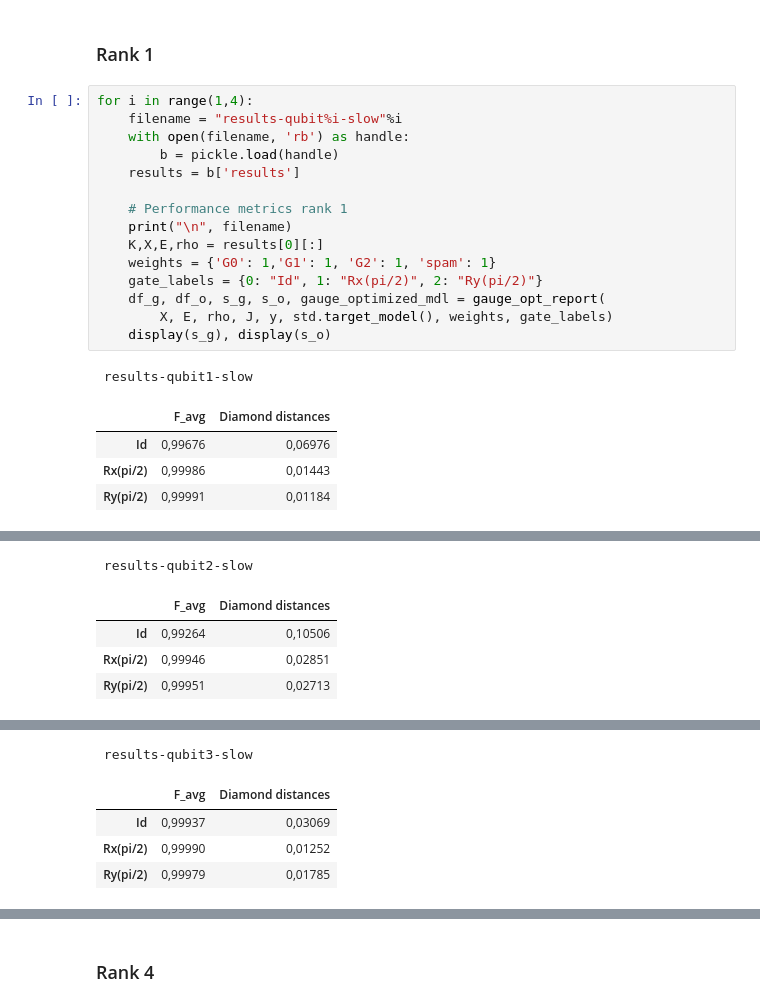
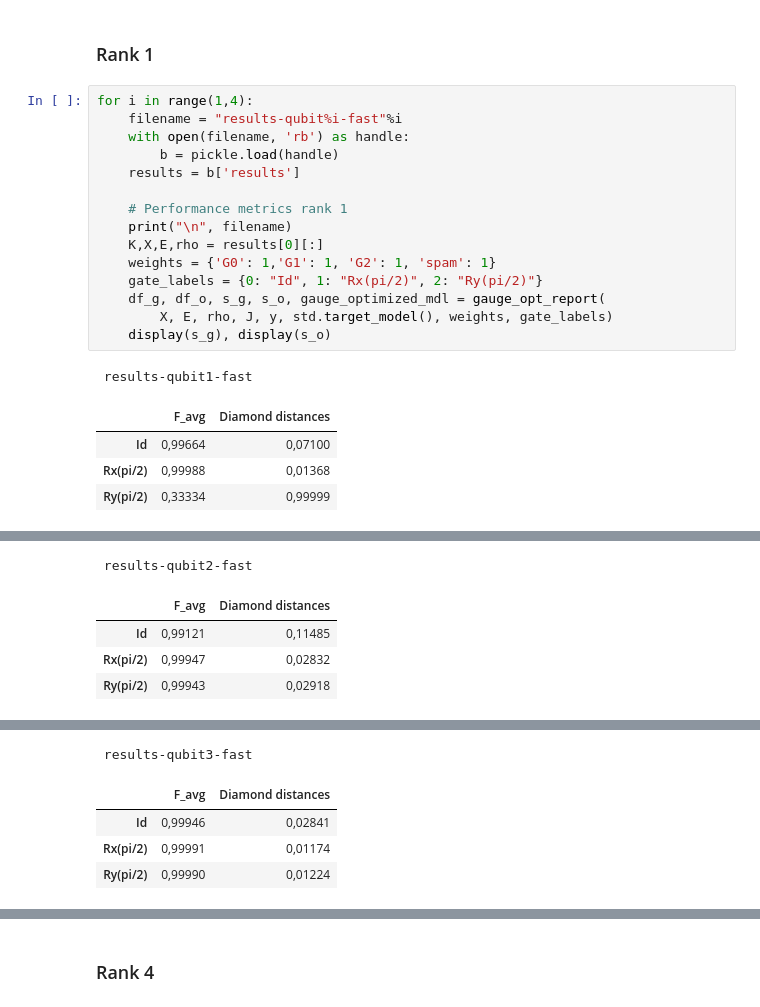
Before and after one commit to rabrie/qibocal, a Jupyter notebook: qw5q-single-qubit/qw5q-single.ipynb, the cells around one changed output, grey strips where cells are left out. Saved outputs shown, nothing was run; the diff lists cells and outputs as text.

```diff
--- a/qw5q-single-qubit/qw5q-single.ipynb
+++ b/qw5q-single-qubit/qw5q-single.ipynb
@@ -70,23 +70,23 @@ for rK in [1,4]:
 ### Rank 1
 # %%
 for i in range(1,4):
-    filename = "results-qubit%i-slow"%i
+    filename = "results-qubit%i-fast"%i
     with open(filename, 'rb') as handle:
         b = pickle.load(handle)
     results = b['results']
 
     # Performance metrics rank 1
     print("\n", filename)
     K,X,E,rho = results[0][:]
     weights = {'G0': 1,'G1': 1, 'G2': 1, 'spam': 1}
     gate_labels = {0: "Id", 1: "Rx(pi/2)", 2: "Ry(pi/2)"}
     df_g, df_o, s_g, s_o, gauge_optimized_mdl = gauge_opt_report(
         X, E, rho, J, y, std.target_model(), weights, gate_labels)
     display(s_g), display(s_o)
 # %% [output]
- results-qubit1-slow
+ results-qubit1-fast
 |  | F_avg | Diamond distances |
-| Id | 0,99676 | 0,06976 |
-| Rx(pi/2) | 0,99986 | 0,01443 |
-| Ry(pi/2) | 0,99991 | 0,01184 |
+| Id | 0,99664 | 0,07100 |
+| Rx(pi/2) | 0,99988 | 0,01368 |
+| Ry(pi/2) | 0,33334 | 0,99999 |
 |  | Final cost function value | Mean total variation dist. to data | Mean total variation dist. target... | POVM - Choi map trace distance | ... |
@@ -94,6 +94,6 @@ for i in range(1,4):
- results-qubit2-slow
+ results-qubit2-fast
 |  | F_avg | Diamond distances |
-| Id | 0,99264 | 0,10506 |
-| Rx(pi/2) | 0,99946 | 0,02851 |
-| Ry(pi/2) | 0,99951 | 0,02713 |
+| Id | 0,99121 | 0,11485 |
+| Rx(pi/2) | 0,99947 | 0,02832 |
+| Ry(pi/2) | 0,99943 | 0,02918 |
 |  | Final cost function value | Mean total variation dist. to data | Mean total variation dist. target... | POVM - Choi map trace distance | ... |
@@ -101,6 +101,6 @@ for i in range(1,4):
- results-qubit3-slow
+ results-qubit3-fast
 |  | F_avg | Diamond distances |
-| Id | 0,99937 | 0,03069 |
-| Rx(pi/2) | 0,99990 | 0,01252 |
-| Ry(pi/2) | 0,99979 | 0,01785 |
+| Id | 0,99946 | 0,02841 |
+| Rx(pi/2) | 0,99991 | 0,01174 |
+| Ry(pi/2) | 0,99990 | 0,01224 |
 |  | Final cost function value | Mean total variation dist. to data | Mean total variation dist. target... | POVM - Choi map trace distance | ... |
```
Also changed, not shown: parts of 2 cells of this notebook, 1 other file.
